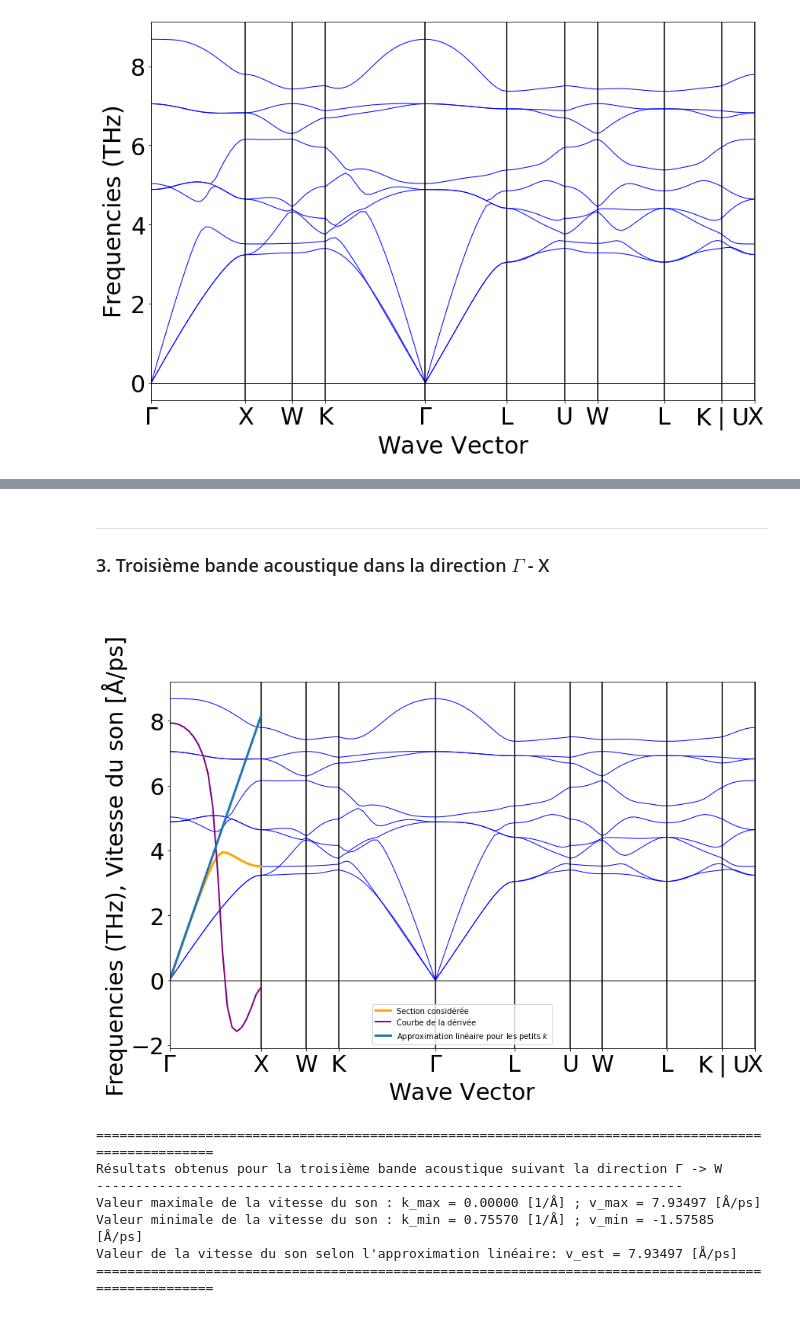
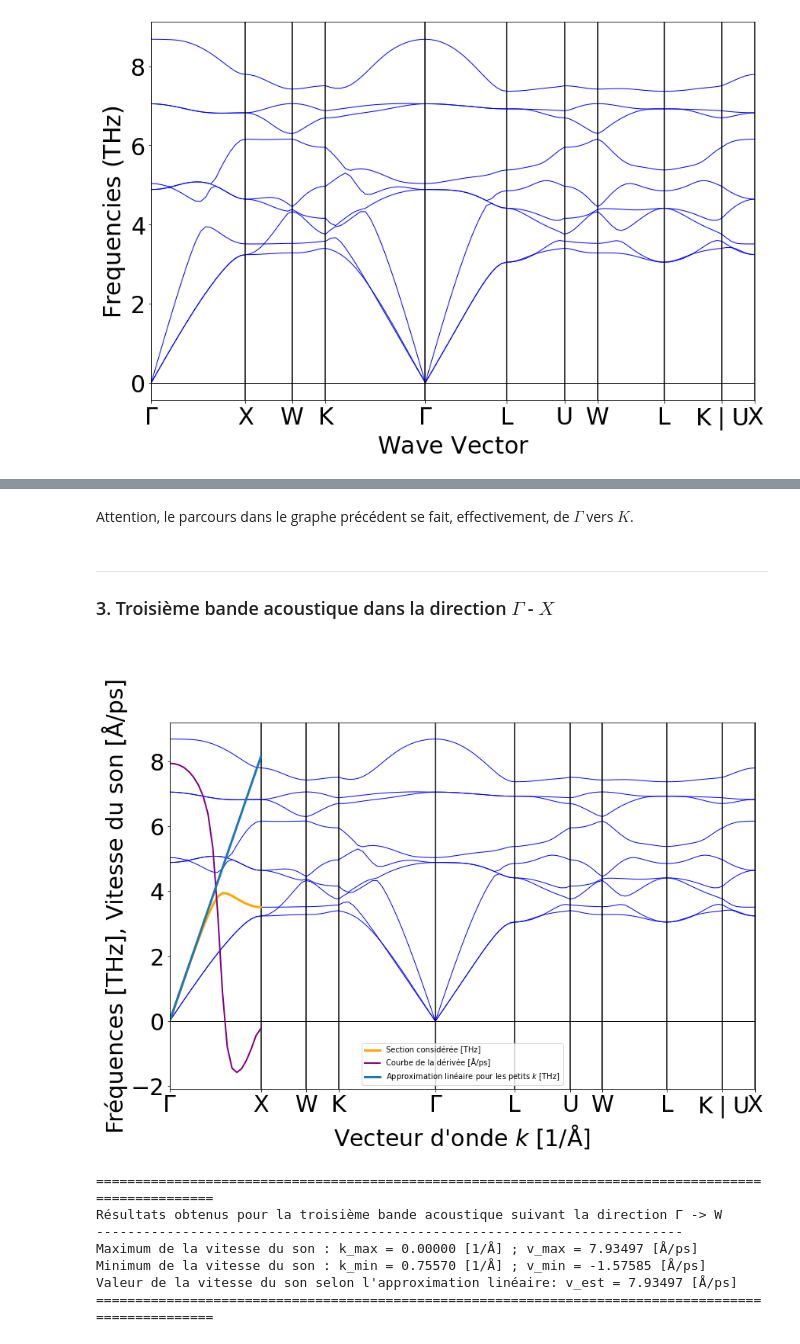
Before and after one commit to StevenGuyCap/lmapr1492, a Jupyter notebook: ph_bands.ipynb, the cells around one changed output, grey strips where cells are left out. Saved outputs shown, nothing was run; the diff lists cells and outputs as text; code cells hidden in the pictures.

```diff
--- a/ph_bands.ipynb
+++ b/ph_bands.ipynb
@@ -170,52 +170,55 @@ Valeur minimale de la vitesse du son : k_min = 1.08781 [1/Å] ; v_min = -1.32739
 Valeur de la vitesse du son selon l'approximation linéaire: v_est = 4.11941 [Å/ps]
 ====================================================================================================
+# %% [markdown]
+Attention, le parcours dans le graphe précédent se fait, effectivement, de $\Gamma$ vers $K$.
 # %% [markdown]
 ---
 
-### 3. Troisième bande acoustique dans la direction $\Gamma$ - X
+### 3. Troisième bande acoustique dans la direction $\Gamma$ - $X$
 
 <br />
 # %%
 # Direction de k = Γ -> X pour la troisième bande
 
 # Création du plot de base
 plsb = plotBand.get_plot()
 
 # Récupération des fréquences et infos sur k pour la section considérée
-bF3 = freqs[0][2]
-bK3 = dists[0:2]
+bF3 = freqs[0][2]  # Fréquences de la bande 2 section 0
+bK3 = dists[0:2]   # Distances des points 0 et 1
 k3,h3 = np.linspace(bK3[0],bK3[1],len(bF3),retstep=True)
 
 # Calcul de la dérivée générale de omega_k
 df3 = np.gradient(bF3, h3)
 
 # Approximation linéaire de f
 fa3 = df3[0]*k3 - df3[0]*k3[0]
 
 # Affichage sur le graphe
-plt.plot(k3,bF3, "orange", linewidth=3, label="Section considérée")
-plt.plot(k3,df3, "purple", linewidth=2, label="Courbe de la dérivée")
-plt.plot(k3,fa3, 'C0',     linewidth=3, label="Approximation linéaire pour les petits $k$")
+plt.plot(k3,bF3, "orange", linewidth=3, label="Section considérée [THz]")
+plt.plot(k3,df3, "purple", linewidth=2, label="Courbe de la dérivée [Å/ps]")
+plt.plot(k3,fa3, 'C0',     linewidth=3, label="Approximation linéaire pour les petits $k$ [THz]")
 
 # Affichage du graphe
-plt.ylabel("Frequencies (THz), Vitesse du son [Å/ps]")
+plt.ylabel("Fréquences [THz], Vitesse du son [Å/ps]")
+plt.xlabel("Vecteur d'onde $k$ [1/Å]")
 plt.legend()
 plt.show()
 
 # Affichage des résultats numériques
 print(100*"=")
 print(f"Résultats obtenus pour la troisième bande acoustique suivant la direction {labels[0]} -> {labels[2]}")
 print(75*"-")
-print(f"Valeur maximale de la vitesse du son : k_max = {k3[np.argmax(df3)]-k3[0]:.5f} [1/Å] ; v_max = {max(df3):.5f} [Å/ps]")
-print(f"Valeur minimale de la vitesse du son : k_min = {k3[np.argmin(df3)]-k3[0]:.5f} [1/Å] ; v_min = {min(df3):.5f} [Å/ps]")
+print(f"Maximum de la vitesse du son : k_max = {k3[np.argmax(df3)]-k3[0]:.5f} [1/Å] ; v_max = {max(df3):.5f} [Å/ps]")
+print(f"Minimum de la vitesse du son : k_min = {k3[np.argmin(df3)]-k3[0]:.5f} [1/Å] ; v_min = {min(df3):.5f} [Å/ps]")
 print(f"Valeur de la vitesse du son selon l'approximation linéaire: v_est = {df3[0]:.5f} [Å/ps]")
 print(100*"=")
 # %% [output]
-[figure, old version]
+[figure, new version]
 ====================================================================================================
 Résultats obtenus pour la troisième bande acoustique suivant la direction Γ -> W
 ---------------------------------------------------------------------------
-Valeur maximale de la vitesse du son : k_max = 0.00000 [1/Å] ; v_max = 7.93497 [Å/ps]
-Valeur minimale de la vitesse du son : k_min = 0.75570 [1/Å] ; v_min = -1.57585 [Å/ps]
+Maximum de la vitesse du son : k_max = 0.00000 [1/Å] ; v_max = 7.93497 [Å/ps]
+Minimum de la vitesse du son : k_min = 0.75570 [1/Å] ; v_min = -1.57585 [Å/ps]
 Valeur de la vitesse du son selon l'approximation linéaire: v_est = 7.93497 [Å/ps]
 ====================================================================================================
```
Also changed, not shown: parts of 7 cells of this notebook.
